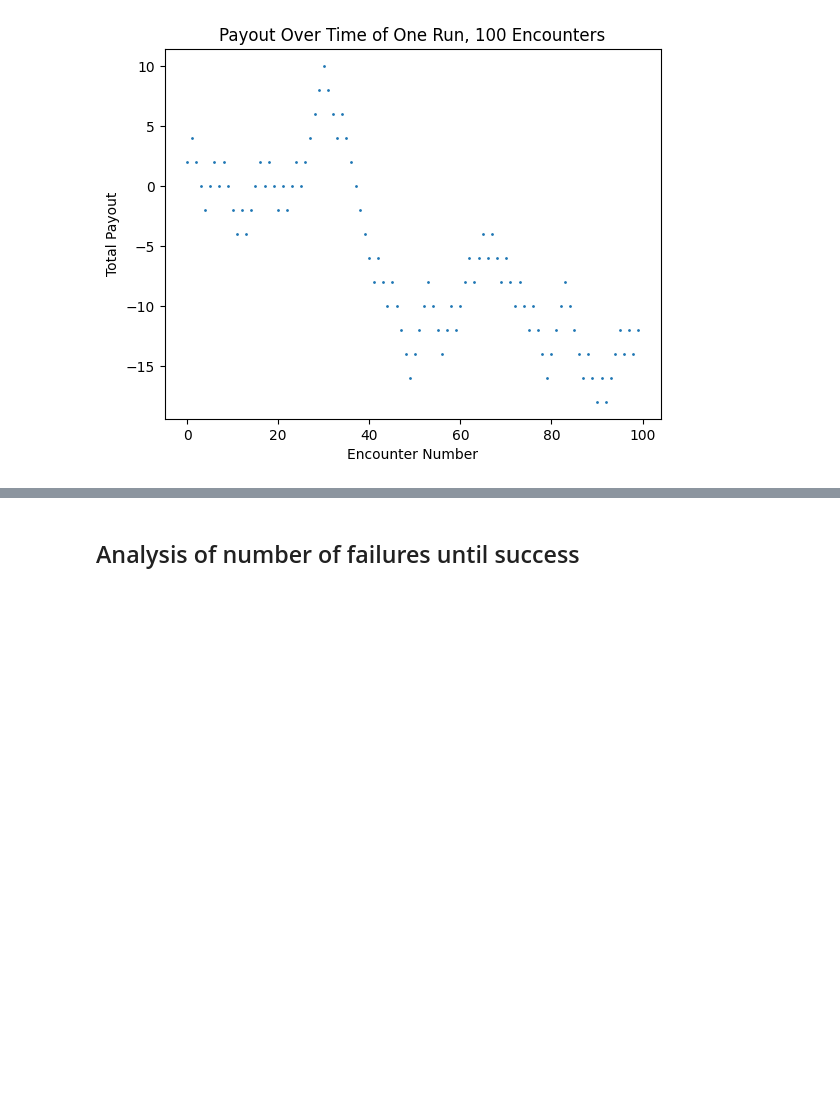
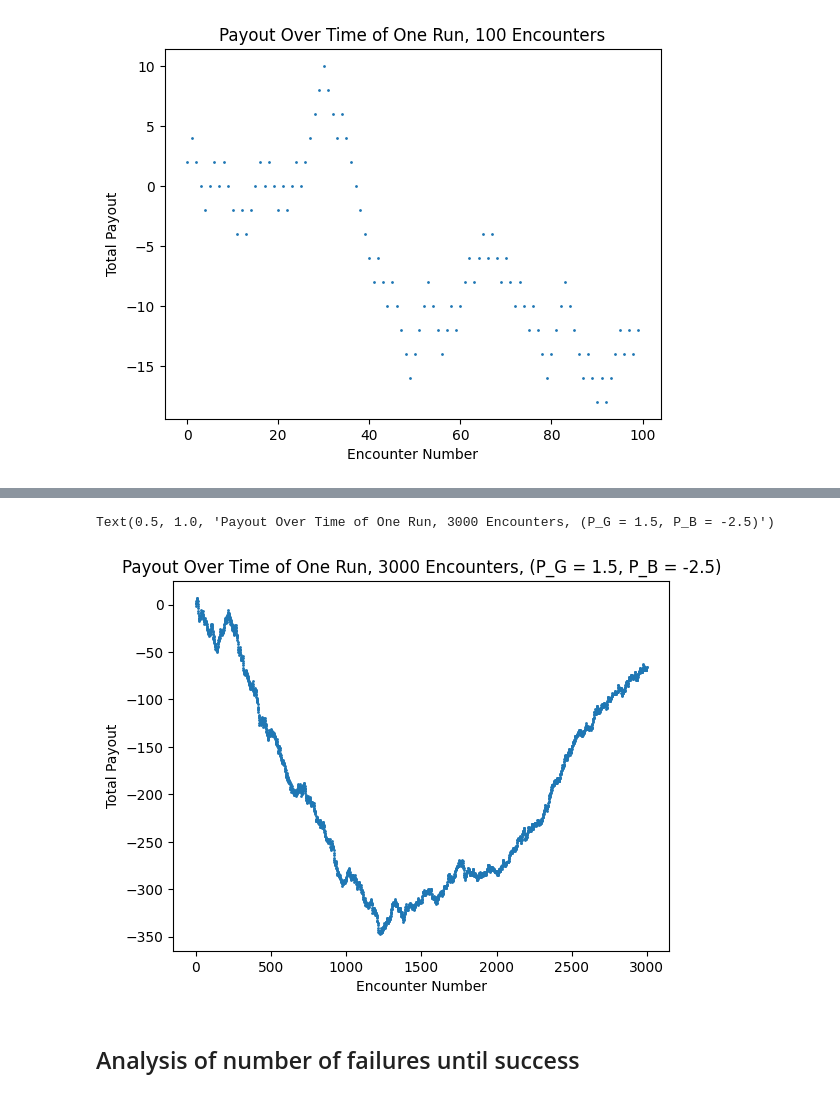
Before and after one commit to catherinehuang82/cs262project, a Jupyter notebook: analysis.ipynb, the cells around one changed output, grey strips where cells are left out. Drawn from its saved outputs; the diff is of its cells as text; code cells hidden in the pictures; blank space fills up the shorter version.

```diff
--- a/analysis.ipynb
+++ b/analysis.ipynb
@@ -46,0 +52,4 @@ Text(0.5, 1.0, 'Payout Over Time of One Run, 100 Encounters')
+# %%
+df1 = pd.read_csv('logs/game4/game_log_4.csv', index_col=0)
+
+df1
@@ -47,3 +70,11 @@ Text(0.5, 1.0, 'Payout Over Time of One Run, 100 Encounters')
+# %%
+plt.scatter(df1.index[:3000], df1['total_payout'][:3000], s=1)
+plt.xlabel('Encounter Number')
+plt.ylabel('Total Payout')
+plt.title('Payout Over Time of One Run, 3000 Encounters, (P_G = 1.5, P_B = -2.5)')
+# %% [output]
+Text(0.5, 1.0, 'Payout Over Time of One Run, 3000 Encounters, (P_G = 1.5, P_B = -2.5)')
+[figure, added]
 # %% [markdown]
 ## Analysis of number of failures until success
 # %%
```
Also changed, not shown: parts of 3 cells of this notebook, 3 other files.
